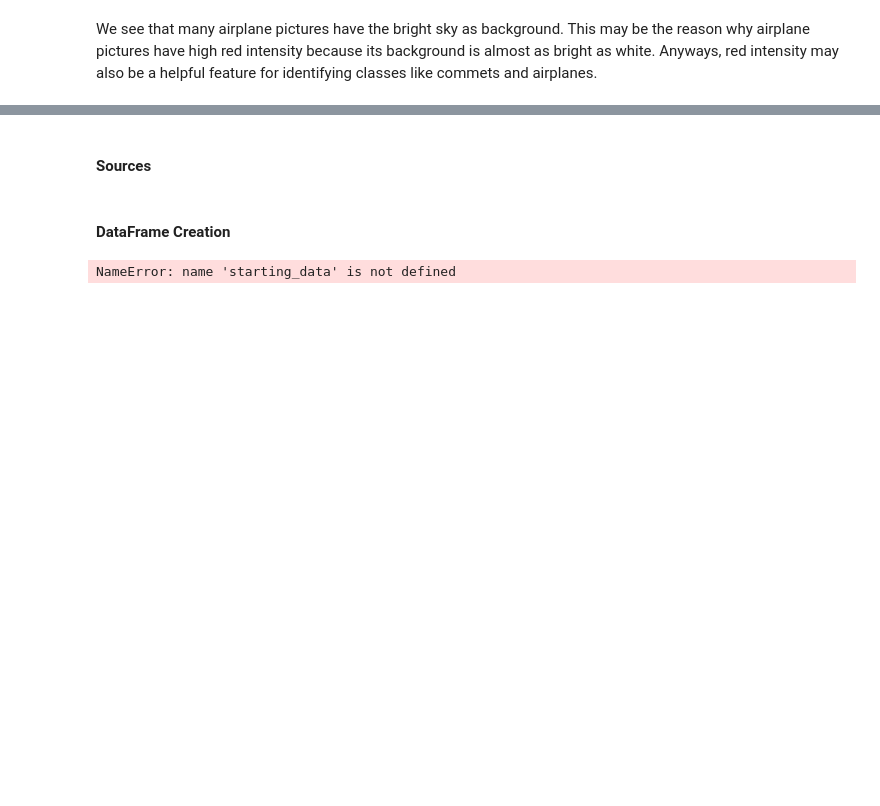
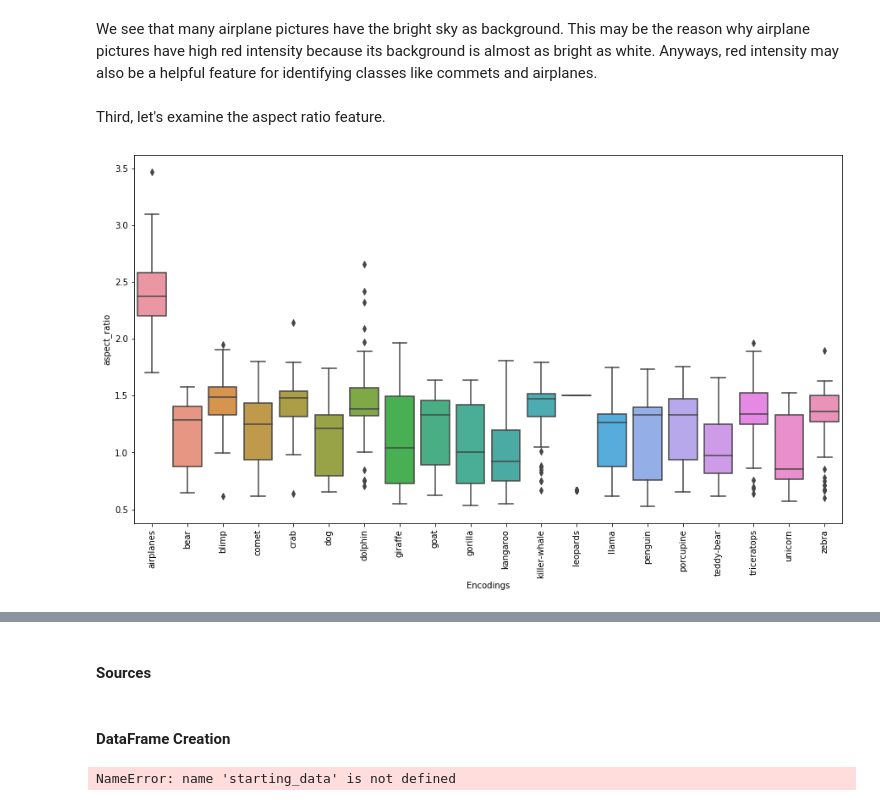
Before and after one commit to JRChow/data-200-grad-proj, a Jupyter notebook: GradProject_NB2.ipynb, the cells around one changed output, grey strips where cells are left out. Drawn from its saved outputs; the diff is of its cells as text; code cells hidden in the pictures; blank space fills up the shorter version.

```diff
--- a/GradProject_NB2.ipynb
+++ b/GradProject_NB2.ipynb
@@ -5,19 +5,30 @@
 # %% [markdown]
 <h5> In this section, Compute at least 15 such image features (a method for each), including the following (NOTE: At least 10 of these must be scalar features and 2 matrix-based features): (i) image size, (ii) average of the red-channel intensity, (iii) aspectratio. This will require significant explatoratory research and data analysis. The first one is already implemented for you, and the next two are pre-specified. Additional requirements specfied in pdf. </h5>
 # %%
+# Scalar feature
 def ft0(image):
     # Returns the pixel size of the image
     return image.size
 
+# Scalar feature
 def ft1(image):
     # Returns the average of the red-channel pictures for the images
     if image.ndim != 3:
         return 0
     return np.mean(image[:, :, 0])
 
+# Scalar feature
 def ft2(image):
     # Returns the aspect ratio of the image
-    raise notImplementedError()
+    height, width = image.shape[:2]
+    return width / height
+
+# Scalar feature
+def ft3(image):
+    # Returns the average of the blue-channel pictures for the images
+    if image.ndim != 3:
+        return 0
+    return np.mean(image[:, :, 2])
 # %% [markdown]
  We expect all external sources sited, and significant indication of EDA.
 # %% [markdown]
@@ -97,2 +115,13 @@ plt.show()
 # %% [markdown]
 We see that many airplane pictures have the bright sky as background. This may be the reason why airplane pictures have high red intensity because its background is almost as bright as white. Anyways, red intensity may also be a helpful feature for identifying classes like commets and airplanes.
+# %% [markdown]
+Third, let's examine the aspect ratio feature.
+# %%
+train_cpy["aspect_ratio"] = learning["Pictures"].apply(ft2)
+train_cpy.head()
+
+plt.figure(figsize=(15,8))
+ax = sns.boxplot(x="Encodings", y="aspect_ratio", data=train_cpy)
+ax.set_xticklabels(labels['labels'], rotation=90);
+# %% [output]
+[figure, added]
```
Also changed, not shown: parts of 10 cells of this notebook.
